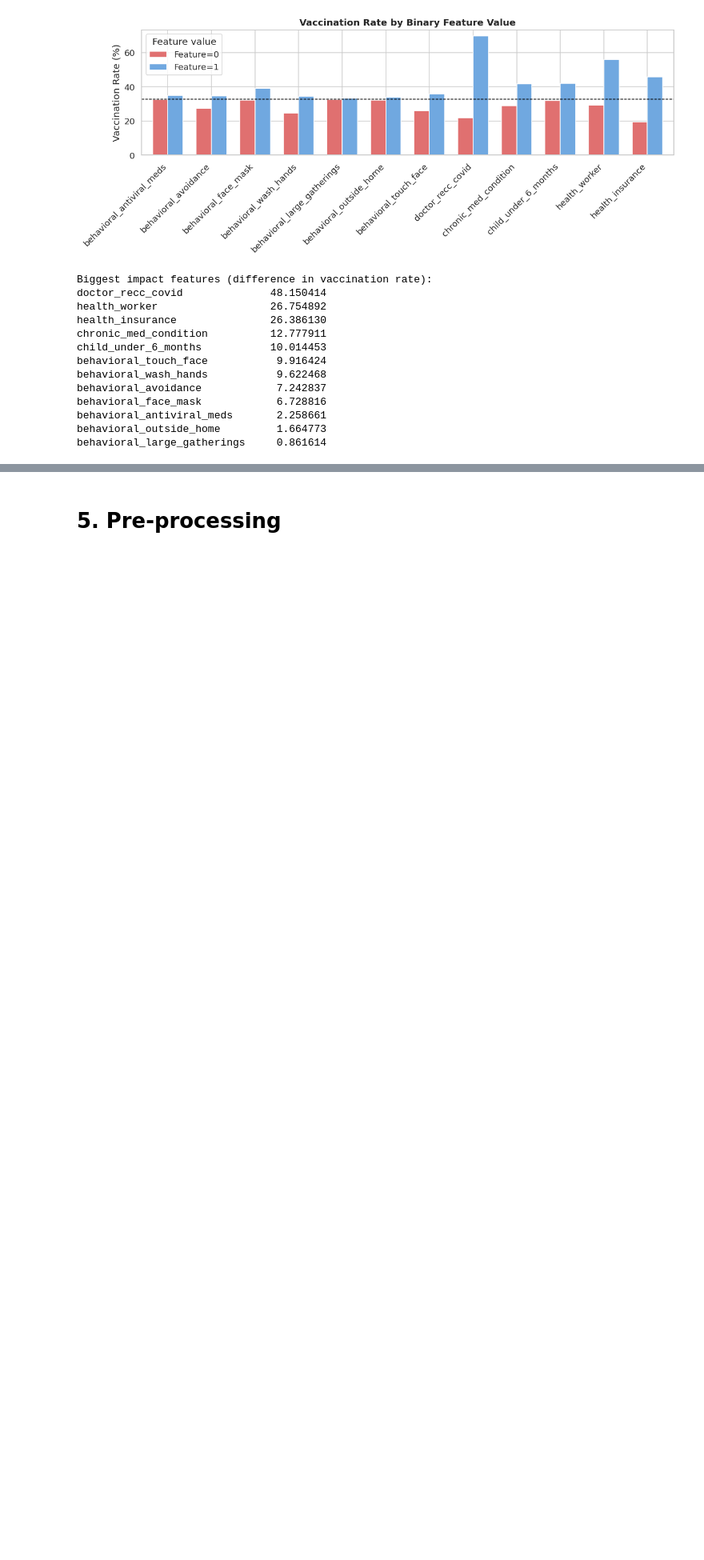
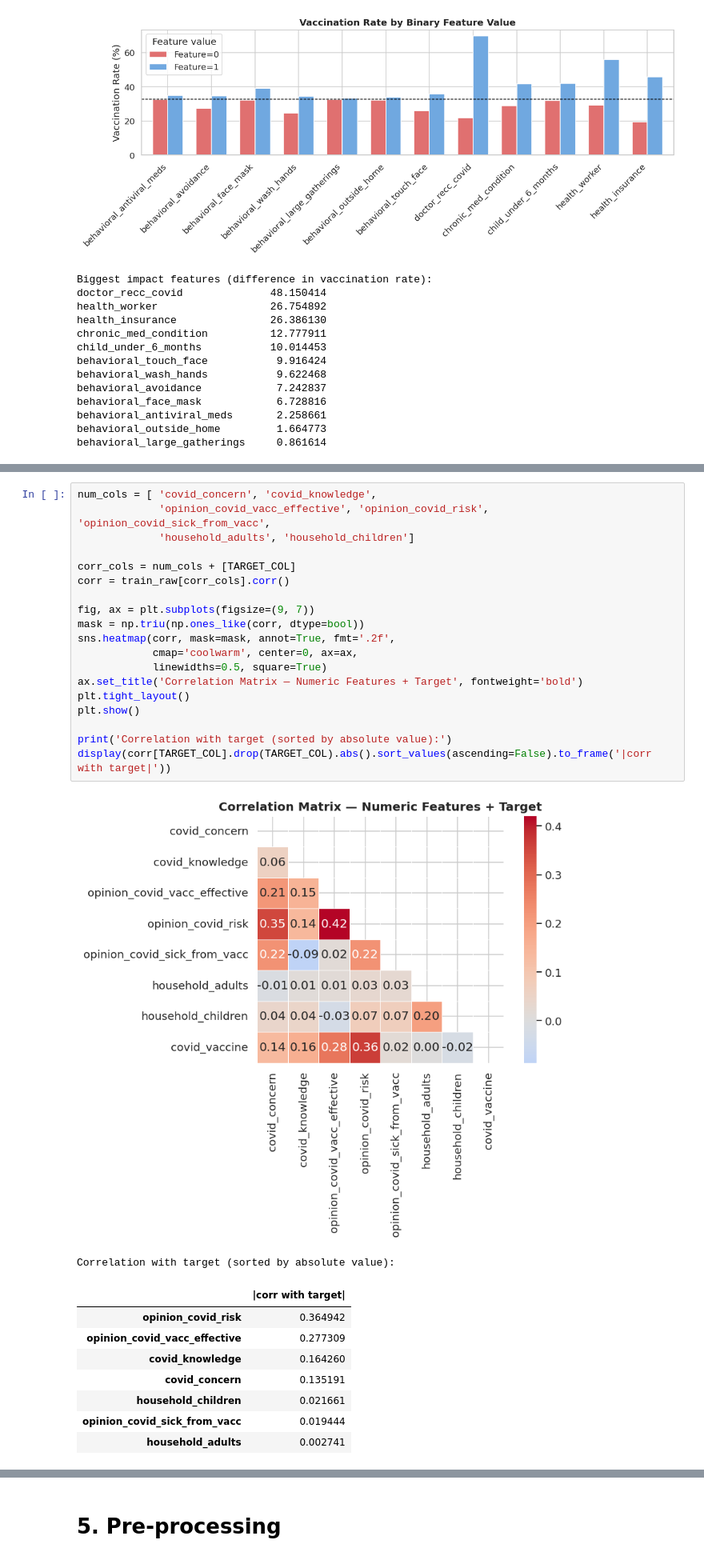
Before and after one commit to UH-GROUP-X/Hackathon26, a Jupyter notebook: UH_GROUP_X.ipynb, the cells around one changed output, grey strips where cells are left out. Shown at 80% size. Drawn from its saved outputs; the diff is of its cells as text; blank space fills up the shorter version.

```diff
--- a/UH_GROUP_X.ipynb
+++ b/UH_GROUP_X.ipynb
@@ -347,0 +376,30 @@ behavioral_large_gatherings     0.861614
+# %%
+num_cols = [ 'covid_concern', 'covid_knowledge',
+             'opinion_covid_vacc_effective', 'opinion_covid_risk', 'opinion_covid_sick_from_vacc',
+             'household_adults', 'household_children']
+
+corr_cols = num_cols + [TARGET_COL]
+corr = train_raw[corr_cols].corr()
+
+fig, ax = plt.subplots(figsize=(9, 7))
+mask = np.triu(np.ones_like(corr, dtype=bool))
+sns.heatmap(corr, mask=mask, annot=True, fmt='.2f',
+            cmap='coolwarm', center=0, ax=ax,
+            linewidths=0.5, square=True)
+ax.set_title('Correlation Matrix — Numeric Features + Target', fontweight='bold')
+plt.tight_layout()
+plt.show()
+
+print('Correlation with target (sorted by absolute value):')
+display(corr[TARGET_COL].drop(TARGET_COL).abs().sort_values(ascending=False).to_frame('|corr with target|'))
+# %% [output]
+[figure, added]
+Correlation with target (sorted by absolute value):
+|  | |corr with target| |
+| opinion_covid_risk | 0.364942 |
+| opinion_covid_vacc_effective | 0.277309 |
+| covid_knowledge | 0.164260 |
+| covid_concern | 0.135191 |
+| household_children | 0.021661 |
+| opinion_covid_sick_from_vacc | 0.019444 |
+| household_adults | 0.002741 |
```
Also changed, not shown: parts of 8 cells of this notebook.
